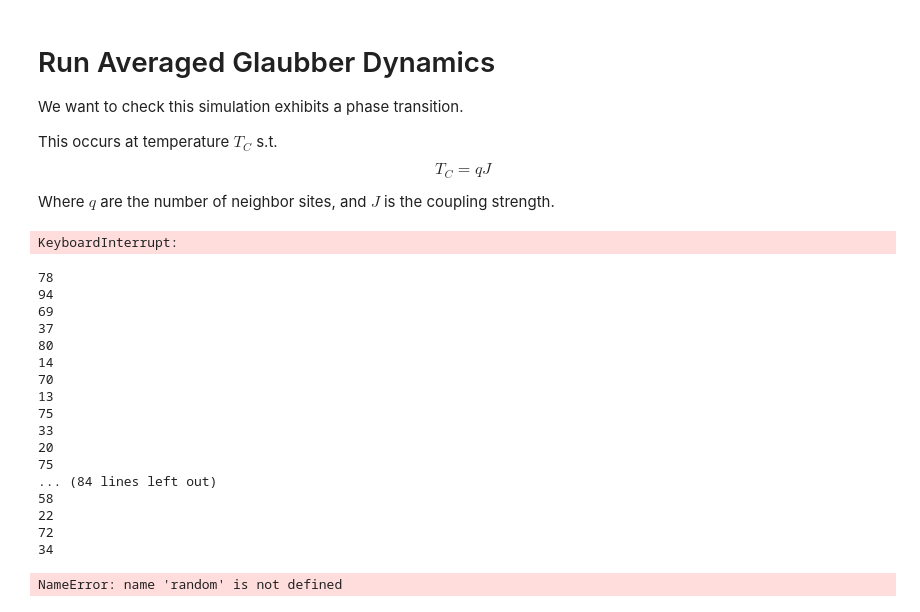
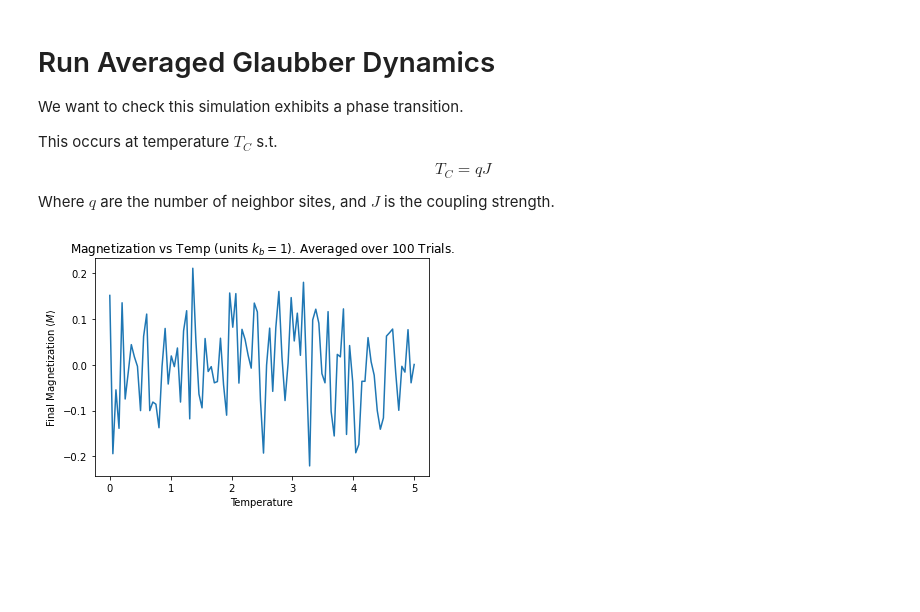
Before and after one commit to clarkmiyamoto/NXDynamics, a Jupyter notebook: tutorials/1. Glaubber Dynamics.ipynb, the cells around one changed output. Cells and saved outputs as stored; diff of their text form; code cells hidden in the pictures; blank space fills up the shorter version.

Commit message:
updated Glaubber Dynamics tutorial

```diff
--- a/tutorials/1. Glaubber Dynamics.ipynb
+++ b/tutorials/1. Glaubber Dynamics.ipynb
@@ -51,15 +51,20 @@ $$ T_C = q J$$
 
 Where $q$ are the number of neighbor sites, and $J$ is the coupling strength.
 # %%
+from nxdynamics.src.graphs.complete_graph import CompleteGraph
+from nxdynamics.src.time_evolution.ising_model.glaubber import GlaubberDynamics
+
+import numpy as np
 from tqdm import tqdm
+
 
 # Parameters of simulation
 size = 30 # Number of spins
-initial_mean = 0
-time = 1000
+initial_mean = 0 # Initalized spins (magnetization)
+time = 1000 # total time steps
 
 trials_per_temp = 100
-temp_range = np.linspace(0, 5, 5)
+temp_range = np.linspace(0, 5, 100)
 
 
 all_mag = []
@@ -77,39 +82,18 @@ for temp in tqdm(temp_range):
         final_magnetization = np.sum(sim.data[1]['node_value']) / size
         mag_at_temp.append(final_magnetization)
     all_mag.append(mag_at_temp)
-# %% [output]
-KeyboardInterrupt:
-# %%
-import numpy as np
-import random
-
-node_ids = np.random.randint(low=0,
-                                    high=100,
-                                    size=100)
-
-# Run Glaubber algorithm
-for node_id in node_ids:
-    print(node_id)
-# %% [output]
-78
-94
-69
-37
-80
-14
-70
-13
-75
-33
-20
-75
-... (84 lines left out)
-58
-22
-72
-34
-# %%
-%%timeit
-node_id = random.randrange(0, 100)
-# %% [output]
-NameError: name 'random' is not defined
+# %%
+import matplotlib.pyplot as plt
+
+mag_at_t = []
+for trial in all_mag:
+    mag = sum(trial) / len(trial)
+    mag_at_t.append(mag)
+
+plt.plot(temp_range,mag_at_t)
+plt.title('Magnetization vs Temp (units $k_b = 1$). Averaged over 100 Trials.')
+plt.xlabel('Temperature')
+plt.ylabel(r'Final Magnetization $\langle M \rangle$')
+plt.show()
+# %% [output]
+[figure, added]
```
